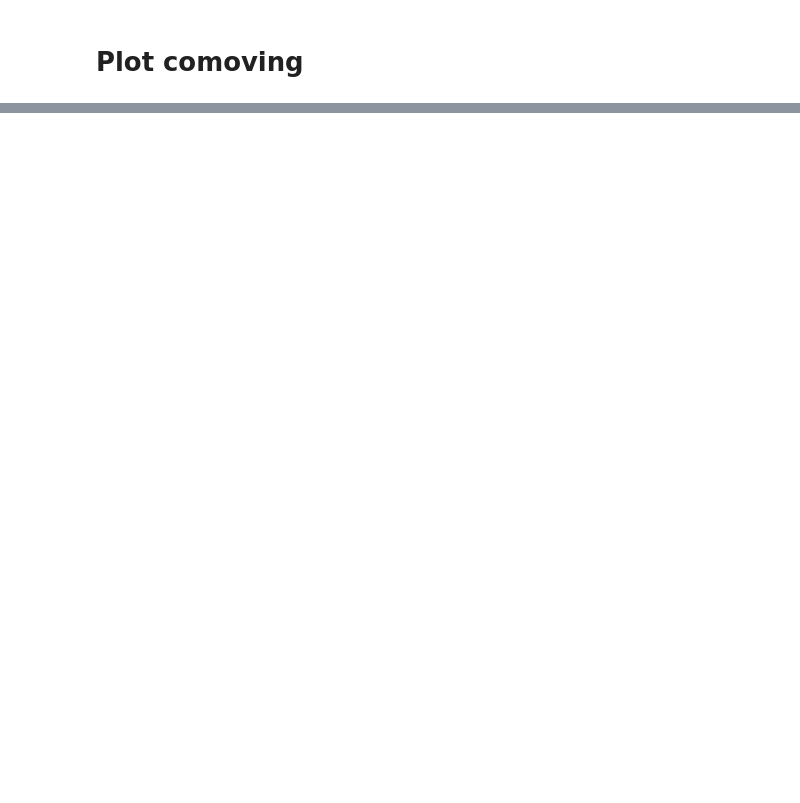
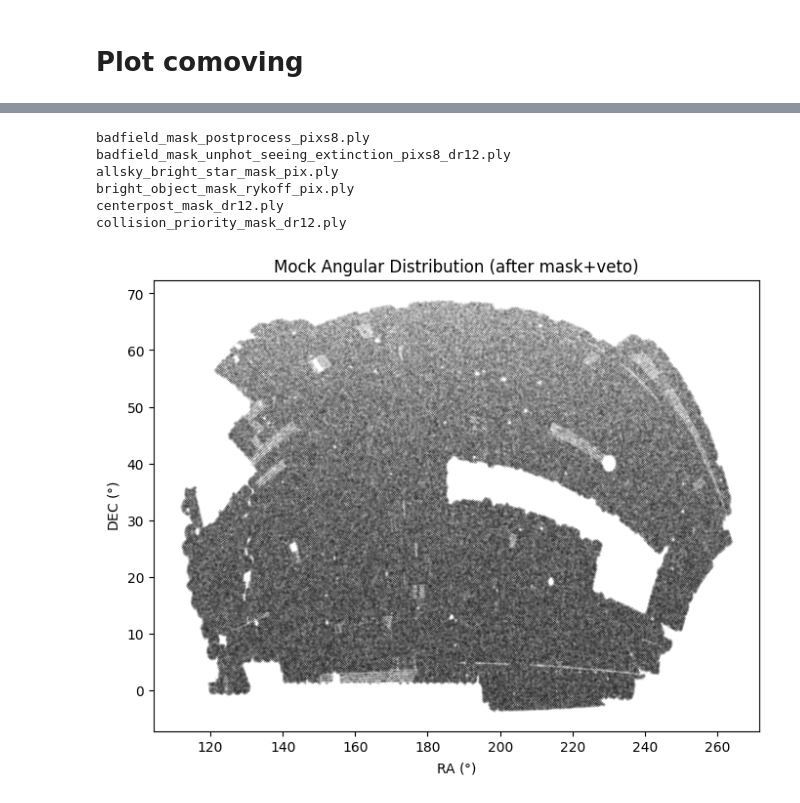
Before and after one commit to maho3/ltu-cmass, a Jupyter notebook: workspace.ipynb, the cells around one changed output, grey strips where cells are left out. Cells and saved outputs as stored; diff of their text form; code cells hidden in the pictures; blank space fills up the shorter version.

```diff
--- a/workspace.ipynb
+++ b/workspace.ipynb
@@ -141,0 +141,29 @@ f.savefig('obs_example.jpg', dpi=400, bbox_inches='tight')
+# %%
+pos = NBlab.transform.CartesianToSky(mxyz, cosmo)
+mrdz = pos.compute().T
+# %%
+mask = (mrdz[:,-1]>0.4) & (mrdz[:,-1]<0.7)
+mrdz = mrdz[mask]
+# %%
+inpoly = BOSS_angular(*mrdz[:,:-1].T)
+inveto = BOSS_veto(*mrdz[:,:-1].T)
+# %% [output]
+badfield_mask_postprocess_pixs8.ply
+badfield_mask_unphot_seeing_extinction_pixs8_dr12.ply
+allsky_bright_star_mask_pix.ply
+bright_object_mask_rykoff_pix.ply
+centerpost_mask_dr12.ply
+collision_priority_mask_dr12.ply
+# %%
+mask = inpoly & (~inveto)
+mrdz = mrdz[mask]
+# %%
+f,ax = plt.subplots(1,1, figsize=(8,6))
+ax.plot(*(mrdz[:,:-1].T),'k.', alpha=1, markersize=0.05)
+ax.set_xlabel(r'RA $(\degree)$')
+ax.set_ylabel(r'DEC $(\degree)$')
+ax.set_title('Mock Angular Distribution (after mask+veto)')
+
+f.savefig('images/mock_aftermask.jpg', dpi=400, bbox_inches='tight')
+# %% [output]
+[figure, added]
```
Also changed, not shown: parts of 29 cells of this notebook, 1 other file.
